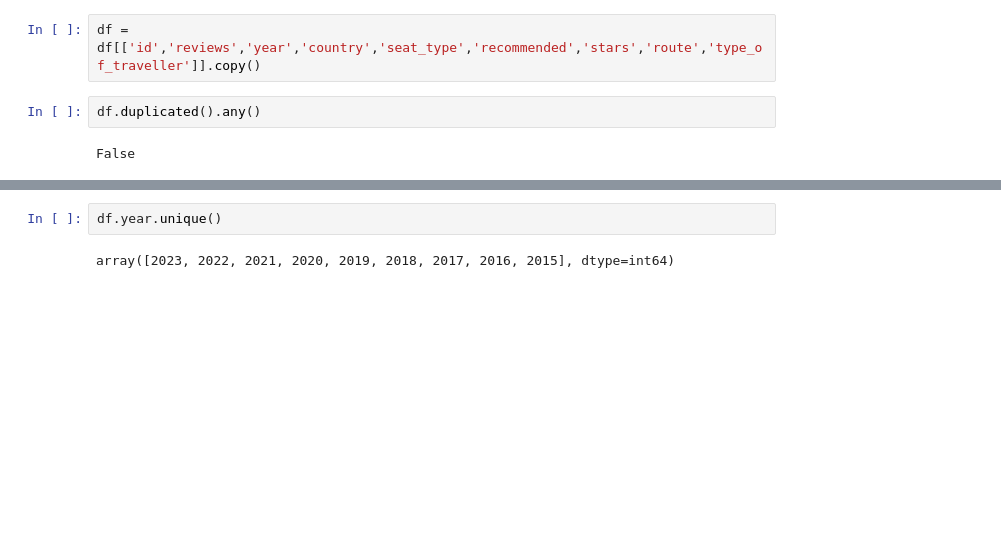
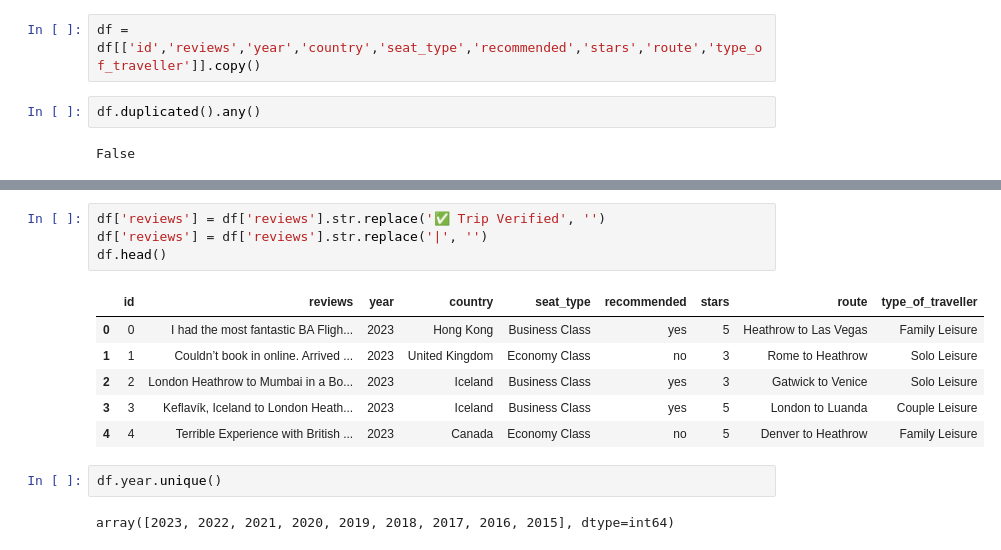
Before and after one commit to Sanjanaj8/british-airways-nlp, a Jupyter notebook: Sentiment_analysis.ipynb, the cells around one changed output, grey strips where cells are left out. Saved outputs shown, nothing was run; the diff lists cells and outputs as text; blank space fills up the shorter version.

```diff
--- a/Sentiment_analysis.ipynb
+++ b/Sentiment_analysis.ipynb
@@ -75,3 +74,14 @@ df.sample()
+# %%
+df['reviews'] = df['reviews'].str.replace('✅ Trip Verified', '')
+df['reviews'] = df['reviews'].str.replace('|', '')
+df.head()
+# %% [output]
+|  | id | reviews | year | country | seat_type | recommended | stars | route | type_of_traveller |
+| 0 | 0 | I had the most fantastic BA Fligh... | 2023 | Hong Kong | Business Class | yes | 5 | Heathrow to Las Vegas | Family Leisure |
+| 1 | 1 | Couldn’t book in online. Arrived ... | 2023 | United Kingdom | Economy Class | no | 3 | Rome to Heathrow | Solo Leisure |
+| 2 | 2 | London Heathrow to Mumbai in a Bo... | 2023 | Iceland | Business Class | yes | 3 | Gatwick to Venice | Solo Leisure |
+| 3 | 3 | Keflavík, Iceland to London Heath... | 2023 | Iceland | Business Class | yes | 5 | London to Luanda | Couple Leisure |
+| 4 | 4 | Terrible Experience with British ... | 2023 | Canada | Economy Class | no | 5 | Denver to Heathrow | Family Leisure |
 # %%
 df.year.unique()
 # %% [output]
```
Also changed, not shown: parts of 33 cells of this notebook.
